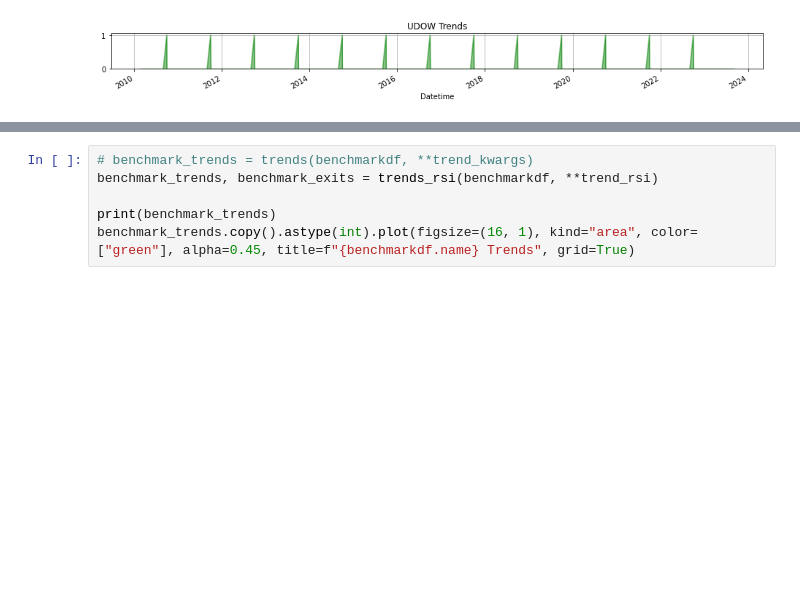
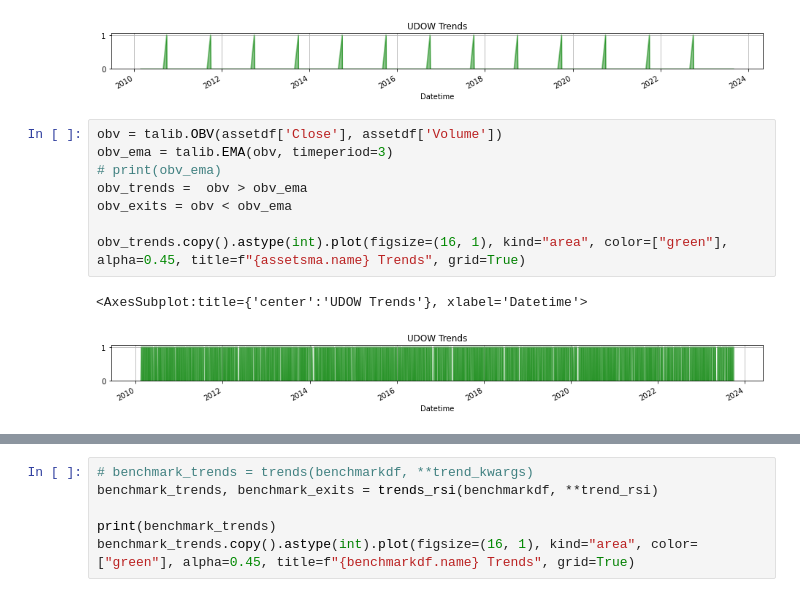
Before and after one commit to pint1022/pandas-ta, a Jupyter notebook: examples/VectorBT_Backtest_with_Pandas_TA.ipynb, the cells around one changed output, grey strips where cells are left out. Drawn from its saved outputs; the diff is of its cells as text; blank space fills up the shorter version.

```diff
--- a/examples/VectorBT_Backtest_with_Pandas_TA.ipynb
+++ b/examples/VectorBT_Backtest_with_Pandas_TA.ipynb
@@ -646,6 +647,17 @@ sept_trends.copy().astype(int).plot(figsize=(16, 1), kind="area", color=["green"
 # %% [output]
 <AxesSubplot:title={'center':'UDOW Trends'}, xlabel='Datetime'>
 [figure]
+# %%
+obv = talib.OBV(assetdf['Close'], assetdf['Volume'])
+obv_ema = talib.EMA(obv, timeperiod=3)
+# print(obv_ema)
+obv_trends =  obv > obv_ema
+obv_exits = obv < obv_ema
+
+obv_trends.copy().astype(int).plot(figsize=(16, 1), kind="area", color=["green"], alpha=0.45, title=f"{assetsma.name} Trends", grid=True)
+# %% [output]
+<AxesSubplot:title={'center':'UDOW Trends'}, xlabel='Datetime'>
+[figure, added]
 # %%
 from pytz import timezone
 import pytz
```
Also changed, not shown: parts of 5 cells of this notebook, 3 other files.
